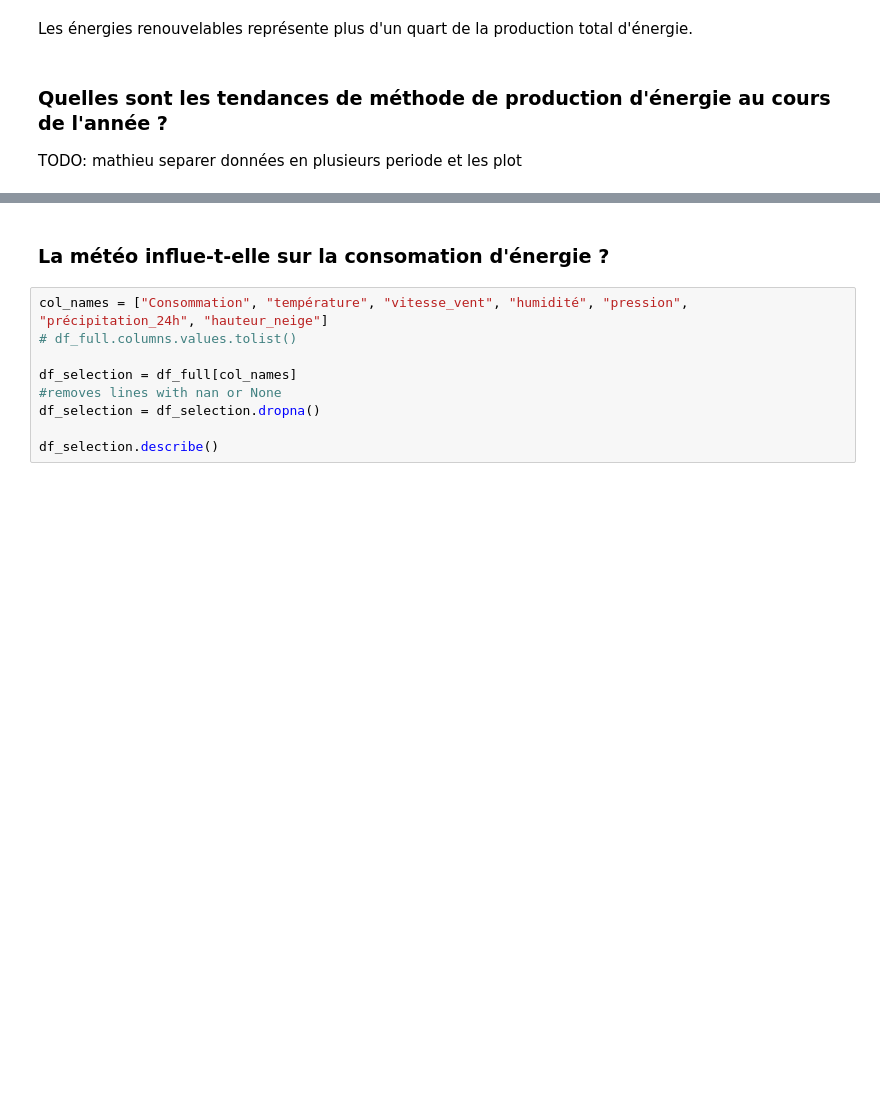
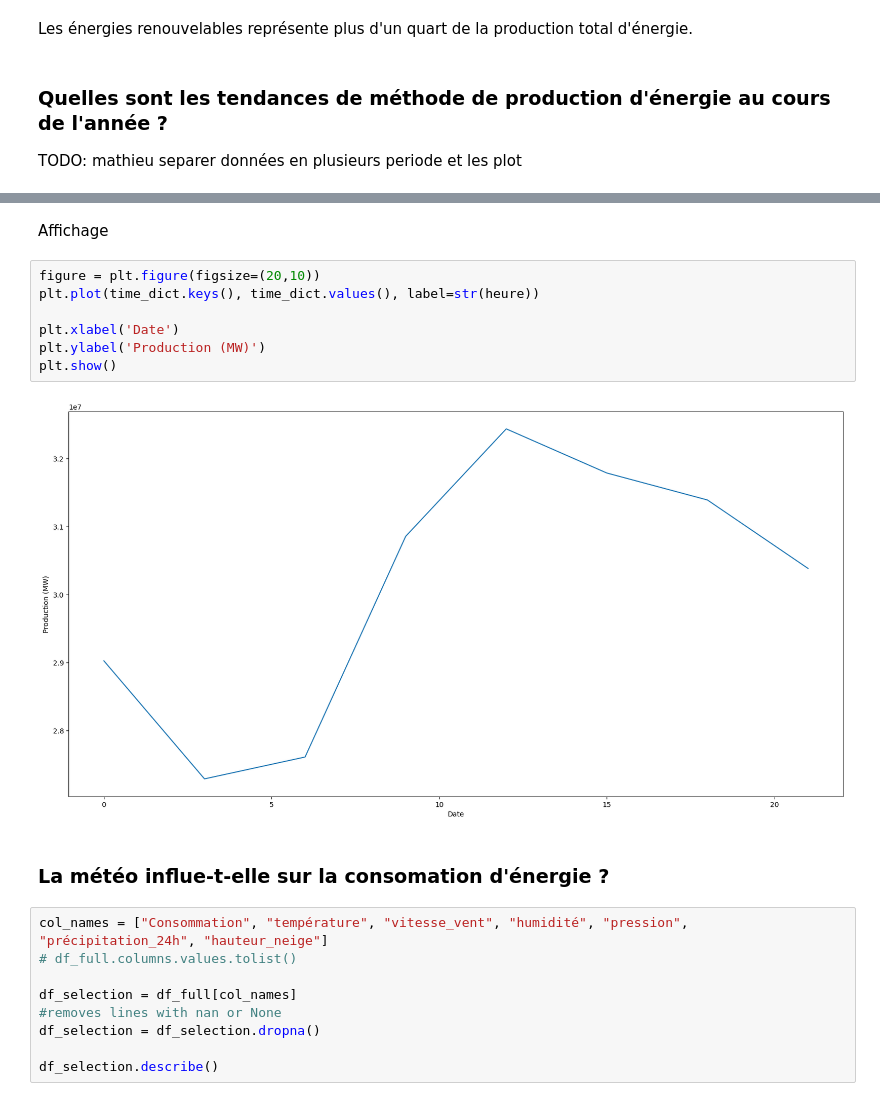
Before and after one commit to Schrodinger17/french-energy-data-analysis, a Jupyter notebook: Préparation des données.ipynb, the cells around one changed output, grey strips where cells are left out. Drawn from its saved outputs; the diff is of its cells as text; blank space fills up the shorter version.

```diff
--- a/Préparation des données.ipynb
+++ b/Préparation des données.ipynb
@@ -492,3 +572,14 @@ separer données en plusieurs periode et les plot
+# %% [markdown]
+Affichage
+# %%
+figure = plt.figure(figsize=(20,10))
+plt.plot(time_dict.keys(), time_dict.values(), label=str(heure))
+
+plt.xlabel('Date')
+plt.ylabel('Production (MW)')
+plt.show()
+# %% [output]
+[figure, added]
 # %% [markdown]
 ### La météo influe-t-elle sur la consomation d'énergie ?
 # %%
```
Also changed, not shown: parts of 19 cells of this notebook.
